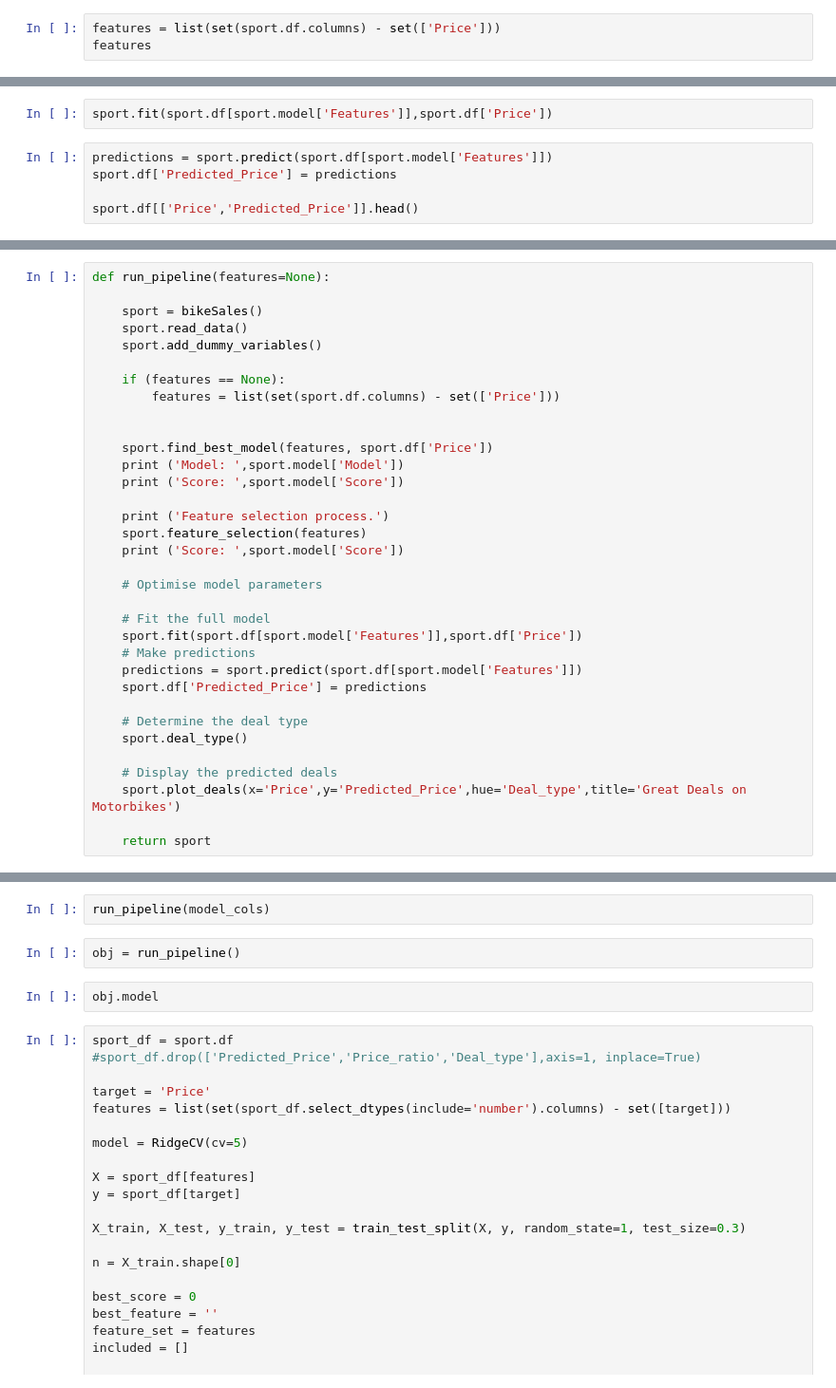
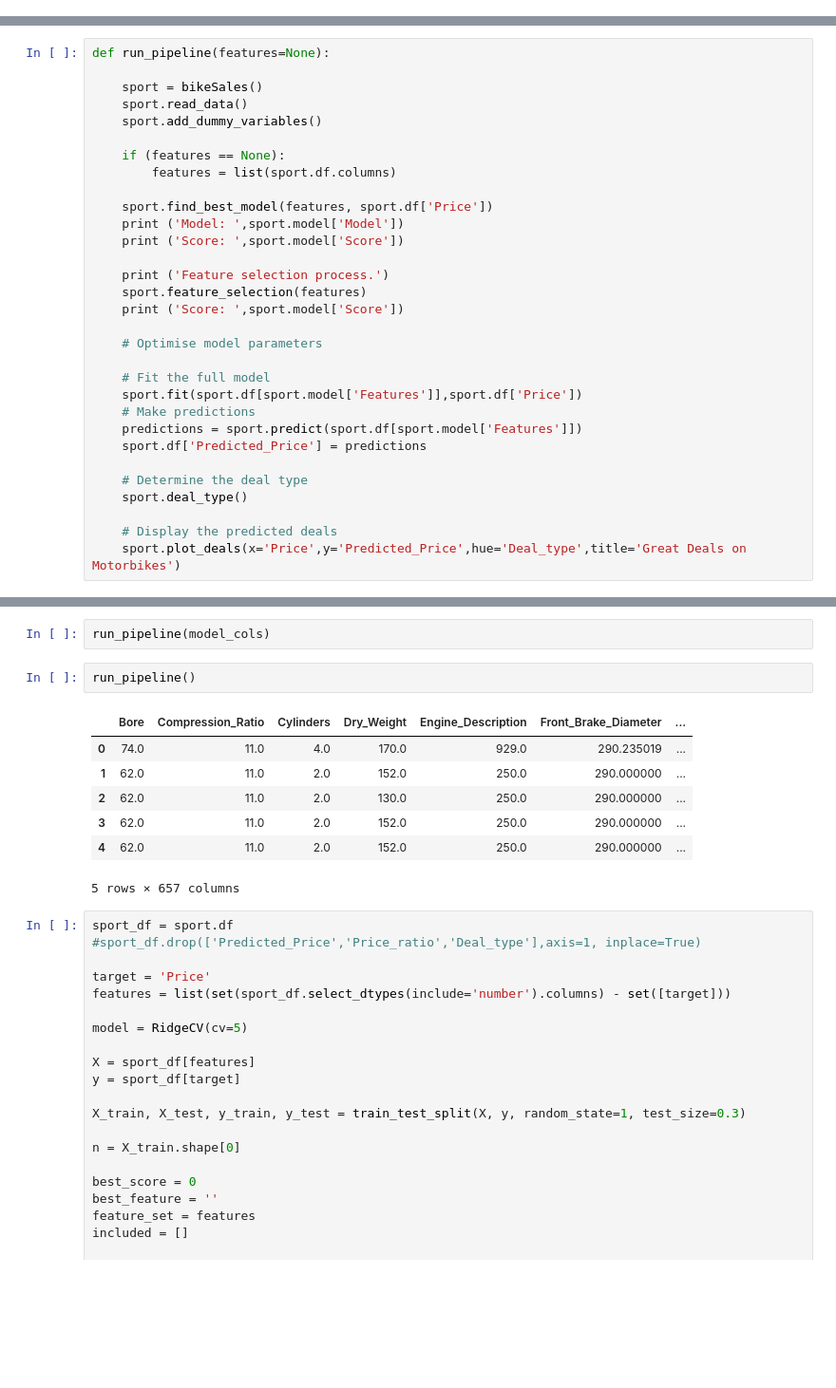
Before and after one commit to beaubellamy/BikeSales, a Jupyter notebook: BikeSales Class modelling.ipynb, the cells around one changed output, grey strips where cells are left out. Shown at 95% size. Drawn from its saved outputs; the diff is of its cells as text; blank space fills up the shorter version.

```diff
--- a/BikeSales Class modelling.ipynb
+++ b/BikeSales Class modelling.ipynb
@@ -254,6 +253,3 @@ sport.add_dummy_variables()
 sport.df.shape
 # %% [output]
 (2555, 654)
-# %%
-features = list(set(sport.df.columns) - set(['Price']))
-features
@@ -307,7 +255,0 @@ Maximum_Power, Age, Warranty_KMs_No, Time_to_Sale, Stroke, Model_Zx6r, Front_Sus
-# %%
-sport.fit(sport.df[sport.model['Features']],sport.df['Price'])
-# %%
-predictions = sport.predict(sport.df[sport.model['Features']])
-sport.df['Predicted_Price'] = predictions
-
-sport.df[['Price','Predicted_Price']].head()
@@ -373,8 +314,7 @@ def run_pipeline(features=None):
     sport.add_dummy_variables()
 
     if (features == None):
-        features = list(set(sport.df.columns) - set(['Price']))
-
+        features = list(sport.df.columns)
 
     sport.find_best_model(features, sport.df['Price'])
     print ('Model: ',sport.model['Model'])
@@ -397,8 +337,6 @@ def run_pipeline(features=None):
 
     # Display the predicted deals
     sport.plot_deals(x='Price',y='Predicted_Price',hue='Deal_type',title='Great Deals on Motorbikes')
-
-    return sport
 # %%
 run_pipeline(niave_feature)
 # %% [output]
@@ -423,10 +363,16 @@ Feature selection process.
 run_pipeline(brand_cols)
 # %%
 run_pipeline(model_cols)
-# %%
-obj = run_pipeline()
-# %%
-obj.model
+# %%
+run_pipeline()
+# %% [output]
+|  | Bore | Compression_Ratio | Cylinders | Dry_Weight | Engine_Description | Front_Brake_Diameter | ... |
+| 0 | 74.0 | 11.0 | 4.0 | 170.0 | 929.0 | 290.235019 | ... |
+| 1 | 62.0 | 11.0 | 2.0 | 152.0 | 250.0 | 290.000000 | ... |
+| 2 | 62.0 | 11.0 | 2.0 | 130.0 | 250.0 | 290.000000 | ... |
+| 3 | 62.0 | 11.0 | 2.0 | 152.0 | 250.0 | 290.000000 | ... |
+| 4 | 62.0 | 11.0 | 2.0 | 152.0 | 250.0 | 290.000000 | ... |
+5 rows × 657 columns
 # %%
 sport_df = sport.df
 #sport_df.drop(['Predicted_Price','Price_ratio','Deal_type'],axis=1, inplace=True)
```
Also changed, not shown: parts of 12 cells of this notebook, 5 other files.
